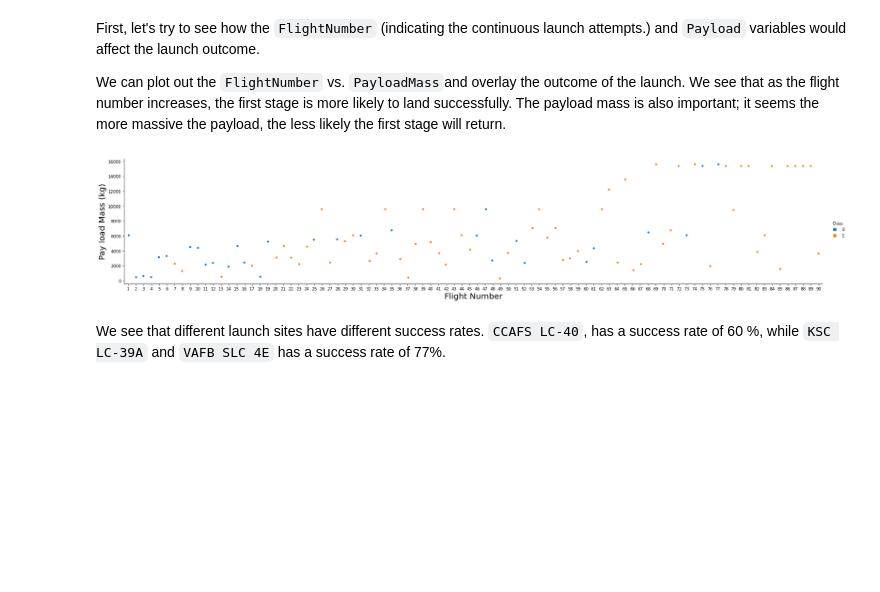
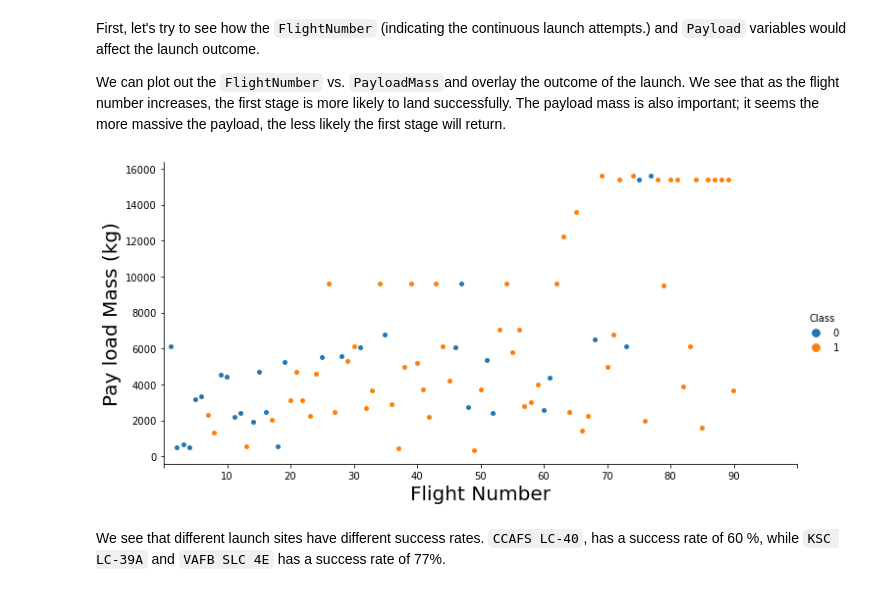
Before and after one commit to ali-haddadnia/IBM-Data-Science, a Jupyter notebook: EDA with Data Visualization.ipynb, the cells around one changed output. Cells and saved outputs as stored; diff of their text form; code cells hidden in the pictures; blank space fills up the shorter version.

```diff
--- a/EDA with Data Visualization.ipynb
+++ b/EDA with Data Visualization.ipynb
@@ -68,12 +68,13 @@ First, let's try to see how the `FlightNumber` (indicating the continuous launch
 
 We can plot out the <code>FlightNumber</code> vs. <code>PayloadMass</code>and overlay the outcome of the launch. We see that as the flight number increases, the first stage is more likely to land successfully. The payload mass is also important; it seems the more massive the payload, the less likely the first stage will return.
 # %%
-sns.catplot(y="PayloadMass", x="FlightNumber", hue="Class", data=df, aspect = 5)
+sns.catplot(y="PayloadMass", x="FlightNumber", hue="Class", data=df, aspect = 2)
 plt.xlabel("Flight Number",fontsize=20)
 plt.ylabel("Pay load Mass (kg)",fontsize=20)
+plt.xticks(np.arange(-1, max(df["FlightNumber"])+10, 10))
 plt.show()
 # %% [output]
-[figure, old version]
+[figure, new version]
 # %% [markdown]
 We see that different launch sites have different success rates.  <code>CCAFS LC-40</code>, has a success rate of 60 %, while  <code>KSC LC-39A</code> and <code>VAFB SLC 4E</code> has a success rate of 77%.
 # %% [markdown]
```
Also changed, not shown: parts of 9 cells of this notebook.
